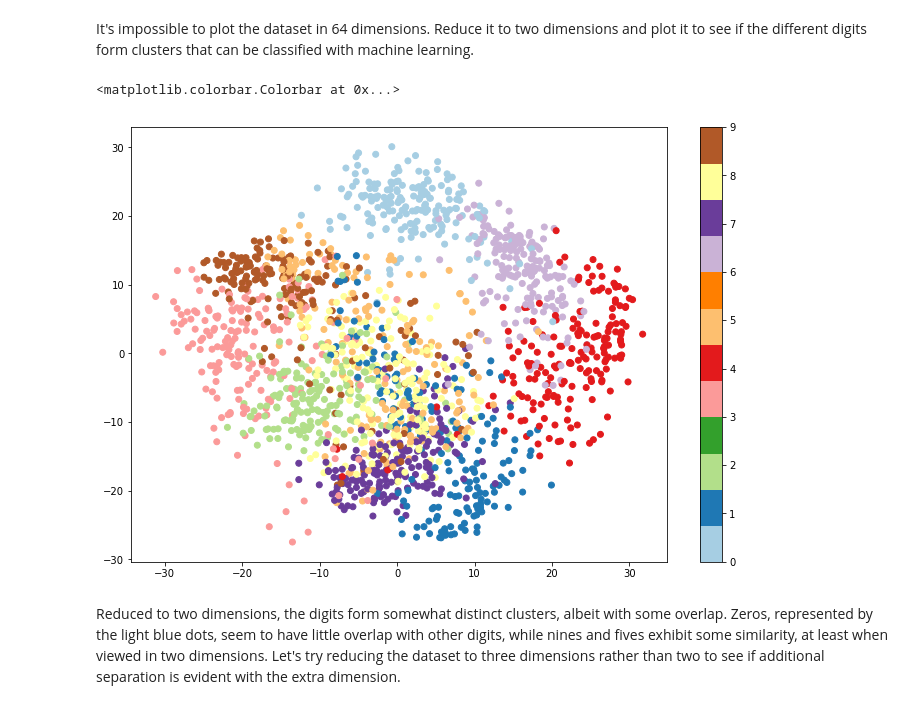
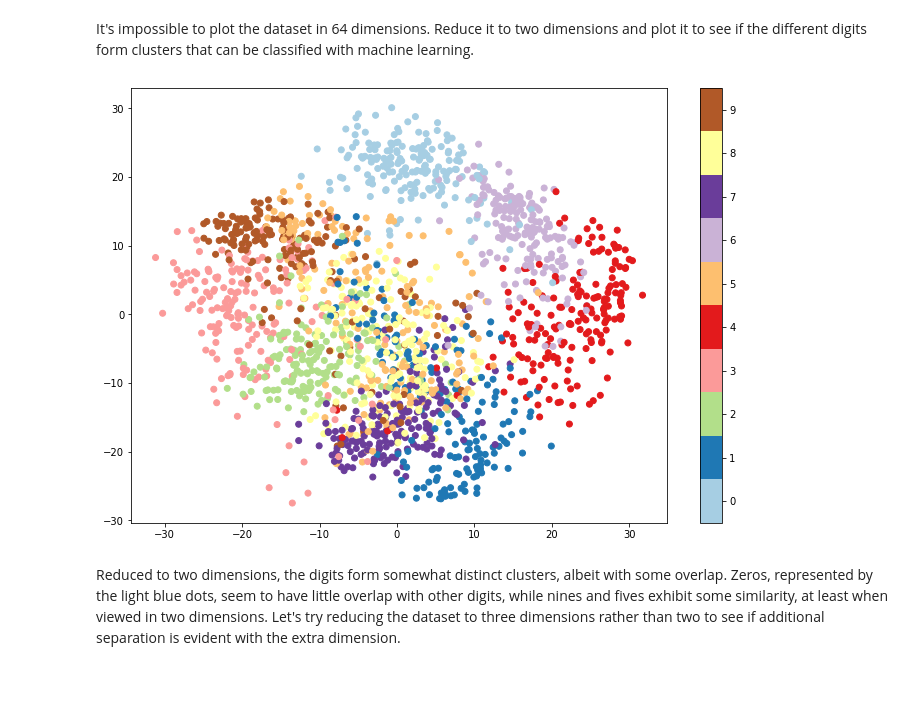
Before and after one commit to jeffprosise/Machine-Learning, a Jupyter notebook: PCA.ipynb, the cells around one changed output. Saved outputs shown, nothing was run; the diff lists cells and outputs as text; code cells hidden in the pictures; blank space fills up the shorter version.

```diff
--- a/PCA.ipynb
+++ b/PCA.ipynb
@@ -209,13 +209,13 @@ It's impossible to plot the dataset in 64 dimensions. Reduce it to two dimension
 # %%
 pca = PCA(n_components=2, svd_solver='randomized')
 pca_digits = pca.fit_transform(digits.data)
 
 plt.figure(figsize=(12, 8))
-plt.scatter(pca_digits[:, 0], pca_digits[:, 1], c=digits.target, cmap='Paired')
-plt.colorbar()
+plt.scatter(pca_digits[:, 0], pca_digits[:, 1], c=digits.target, cmap=plt.cm.get_cmap('Paired', 10))
+plt.colorbar(ticks=range(10))
+plt.clim(-0.5, 9.5)
 # %% [output]
-<matplotlib.colorbar.Colorbar at 0x...>
-[figure, old version]
+[figure, new version]
 # %% [markdown]
 Reduced to two dimensions, the digits form somewhat distinct clusters, albeit with some overlap. Zeros, represented by the light blue dots, seem to have little overlap with other digits, while nines and fives exhibit some similarity, at least when viewed in two dimensions. Let's try reducing the dataset to three dimensions rather than two to see if additional separation is evident with the extra dimension.
 # %%
```
Also changed, not shown: parts of 3 cells of this notebook.
